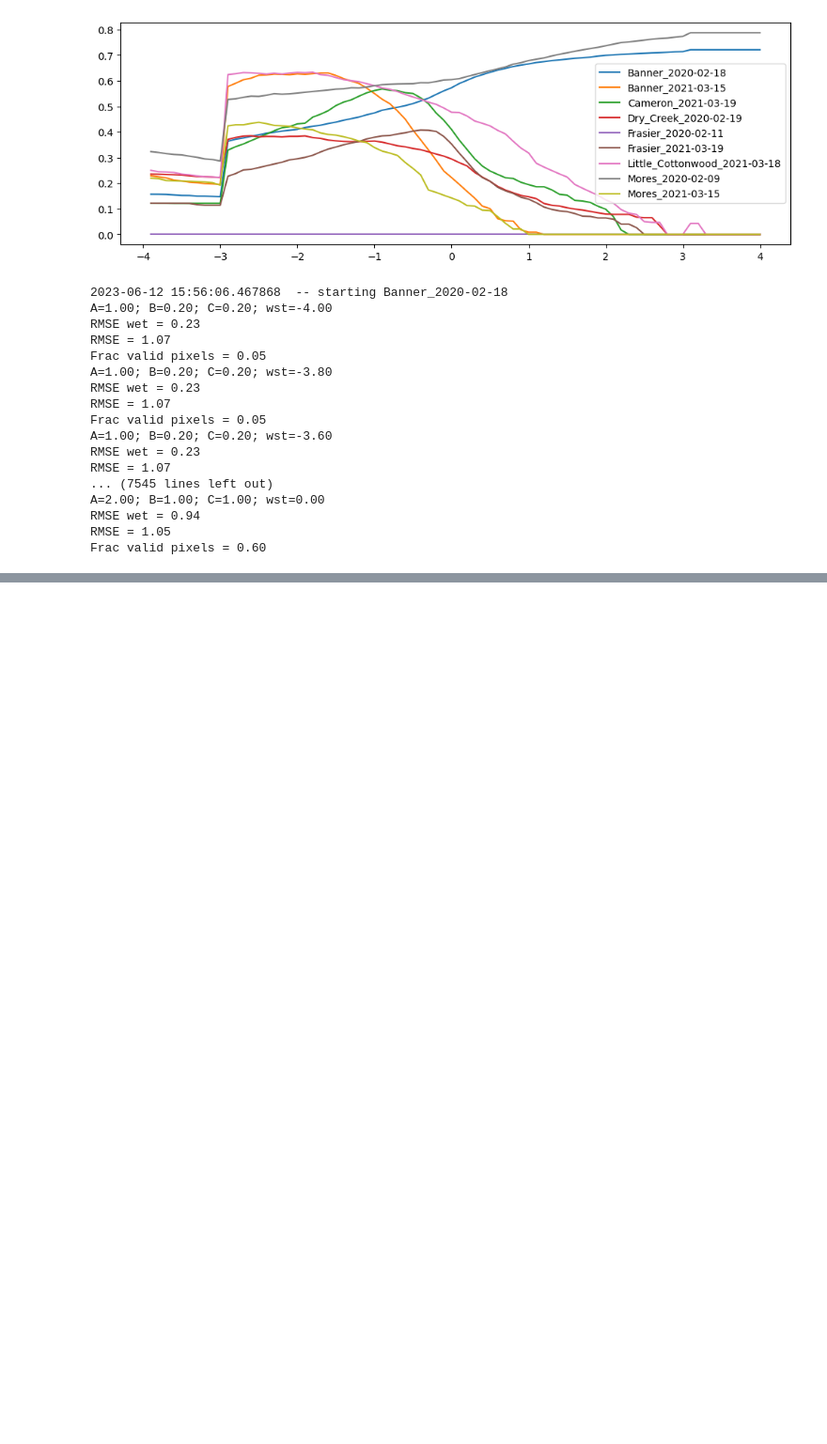
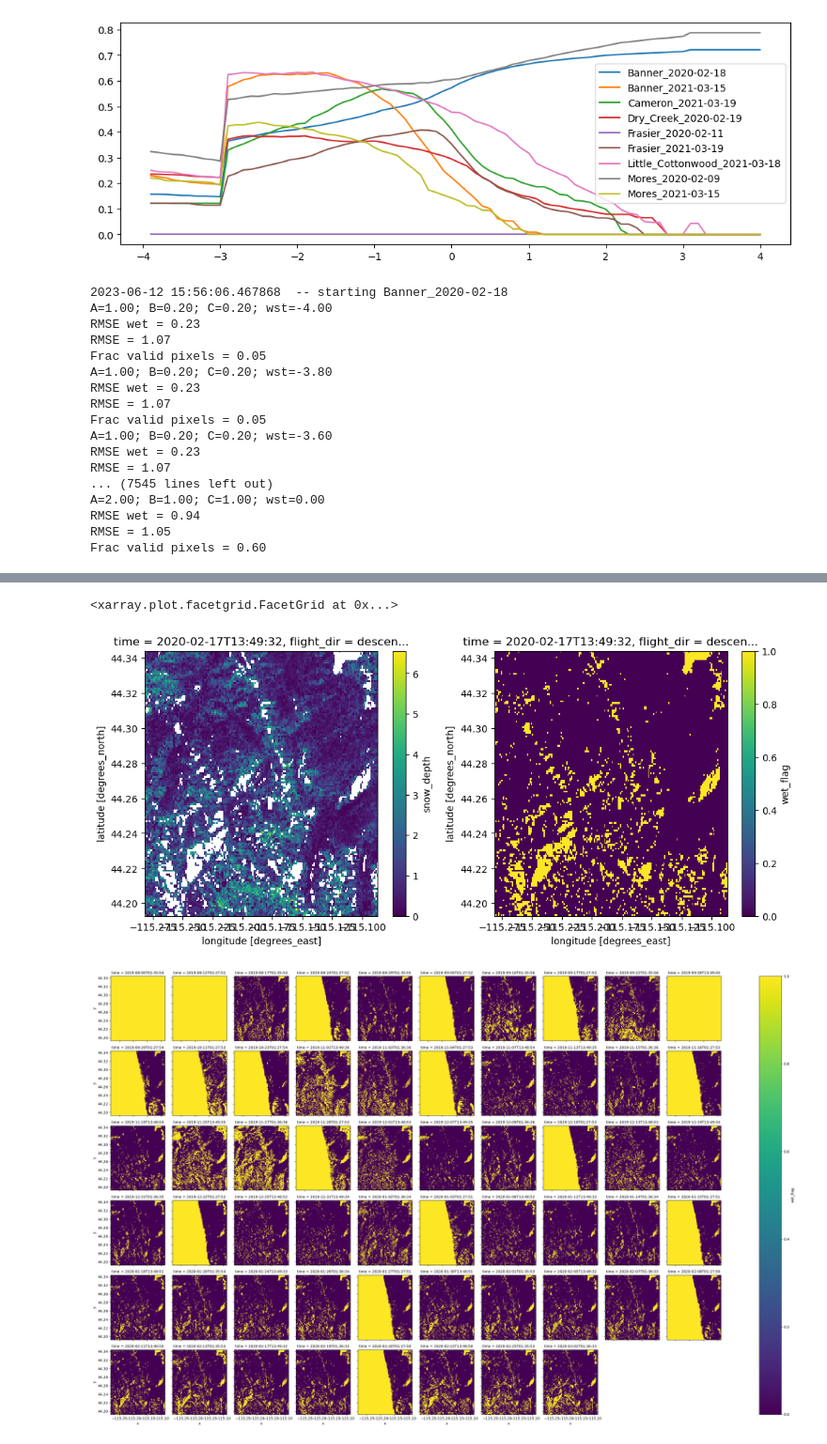
Before and after one commit to SnowEx/spicy-snow, a Jupyter notebook: contrib/gagliano/wet_snow_testing.ipynb, the cells around one changed output, grey strips where cells are left out. Shown at 94% size. Cells and saved outputs as stored; diff of their text form; code cells hidden in the pictures; blank space fills up the shorter version.

```diff
--- a/contrib/gagliano/wet_snow_testing.ipynb
+++ b/contrib/gagliano/wet_snow_testing.ipynb
@@ -371,0 +316,18 @@ for a in A:
+# %%
+a = 2.5
+b = 0.2
+c = 0.55
+wst = -3
+
+ds = calc_delta_cross_ratio(dataset, A=a, inplace=False)
+ds = calc_delta_gamma(ds, B=b, inplace=False)
+print(f'A={a:0.2f}; B={b:0.2f}; C={c:0.2f}; wst={wst:0.2f}')
+ds = clip_delta_gamma_outlier(ds)
+ds = calc_snow_index(ds)
+ds = calc_snow_index_to_snow_depth(ds, C=c, inplace=False)
+ds = id_newly_wet_snow(ds,wet_thresh=wst)
+ds = id_wet_negative_si(ds)
+ds = id_newly_frozen_snow(ds,freeze_thresh=-1*wst)
+ds = flag_wet_snow(ds)
+
+ds
@@ -371,0 +353,10 @@ for a in A:
+# %%
+f,ax=plt.subplots(1,2,figsize=(12,5))
+ds['snow_depth'].sel(time=closest_ts).plot(ax=ax[0])
+ds['wet_flag'].sel(time=closest_ts).plot(ax=ax[1])
+
+ds['wet_flag'].plot(col='time',col_wrap=10)
+# %% [output]
+<xarray.plot.facetgrid.FacetGrid at 0x...>
+[figure, added]
+[figure, added]
```
Also changed, not shown: parts of 21 cells of this notebook.
